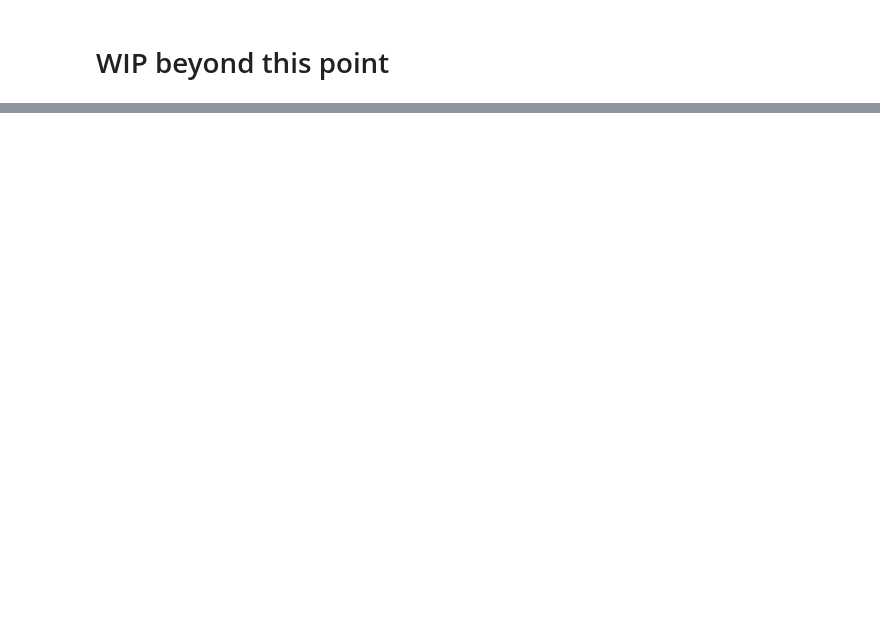
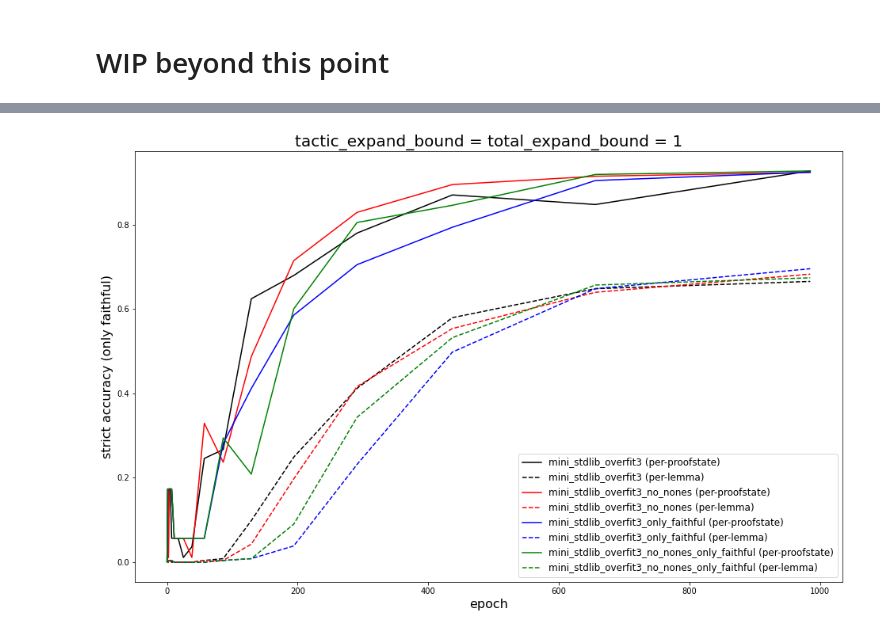
Before and after one commit to IBM/graph2tac, a Jupyter notebook: notebooks/tfgnn.ipynb, the cells around one changed output, grey strips where cells are left out. Saved outputs shown, nothing was run; the diff lists cells and outputs as text; code cells hidden in the pictures; blank space fills up the shorter version.

```diff
--- a/notebooks/tfgnn.ipynb
+++ b/notebooks/tfgnn.ipynb
@@ -1977,0 +2256,2 @@ global_argument_predict.evaluate(state_action_pairs, batch_size=64, tactic_expan
+# %%
+all_cluster_subgraphs = predict_dataset.data_server.def_cluster_subgraphs()
@@ -1977,0 +2260,7 @@ global_argument_predict.evaluate(state_action_pairs, batch_size=64, tactic_expan
+# %%
+with open('evaluation_backup.pickle', 'rb') as pickle_jar:
+    backup = pickle.load(pickle_jar)
+    per_proofstate_results = backup['per_proofstate_results']
+    per_lemma_results = backup['per_lemma_results']
+    def_reconstruction_per_proofstate_results = backup['def_reconstruction_per_proofstate_results']
+    def_reconstruction_per_lemma_results = backup['def_reconstruction_per_lemma_results']
@@ -1977,0 +2329,5 @@ global_argument_predict.evaluate(state_action_pairs, batch_size=64, tactic_expan
+# %%
+per_proofstate_results = {}
+per_lemma_results = {}
+def_reconstruction_per_proofstate_results = {}
+def_reconstruction_per_lemma_results = {}
@@ -1977,0 +2387,12 @@ global_argument_predict.evaluate(state_action_pairs, batch_size=64, tactic_expan
+# %%
+fig, ax = plt.subplots(figsize=(16,10))
+for color, model in zip(colors, models):
+    ax.plot(checkpoint_numbers, per_proofstate_results[model].values(), color=color, label=f'{model} (per-proofstate)')
+    ax.plot(checkpoint_numbers, per_lemma_results[model].values(), color=color, label=f'{model} (per-lemma)', linestyle='--')
+ax.set_title('tactic_expand_bound = total_expand_bound = 1', fontsize=20)
+ax.set_xlabel('epoch', fontsize=16)
+ax.set_ylabel('strict accuracy (only faithful)', fontsize=16)
+ax.legend(fontsize=12)
+plt.show()
+# %% [output]
+[figure, added]
```
Also changed, not shown: parts of 115 cells of this notebook.
